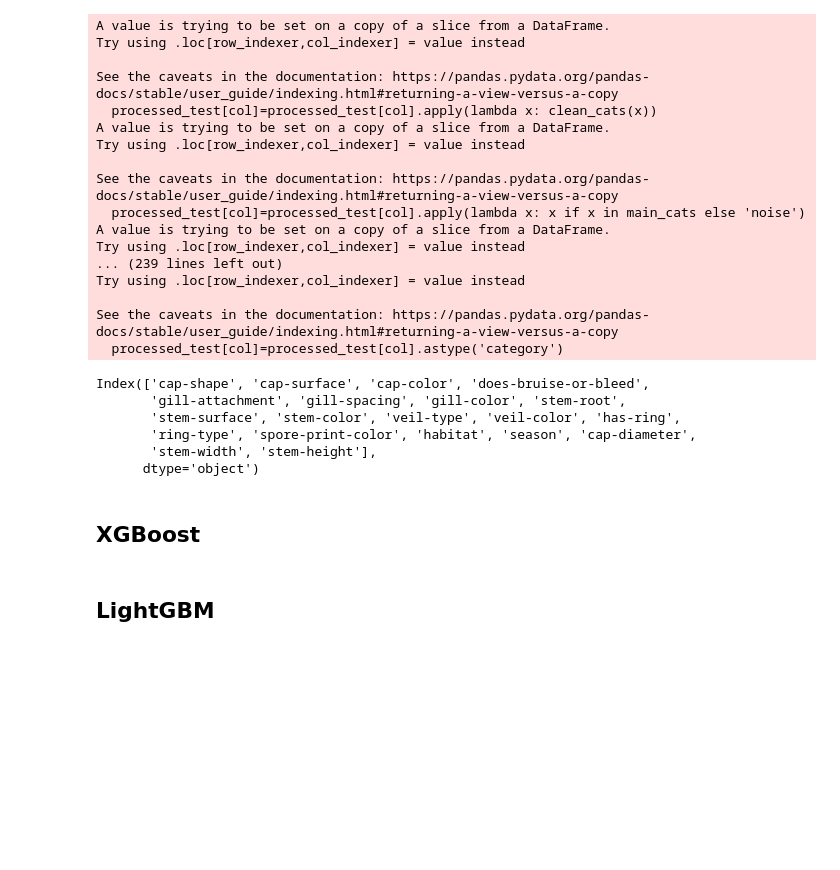
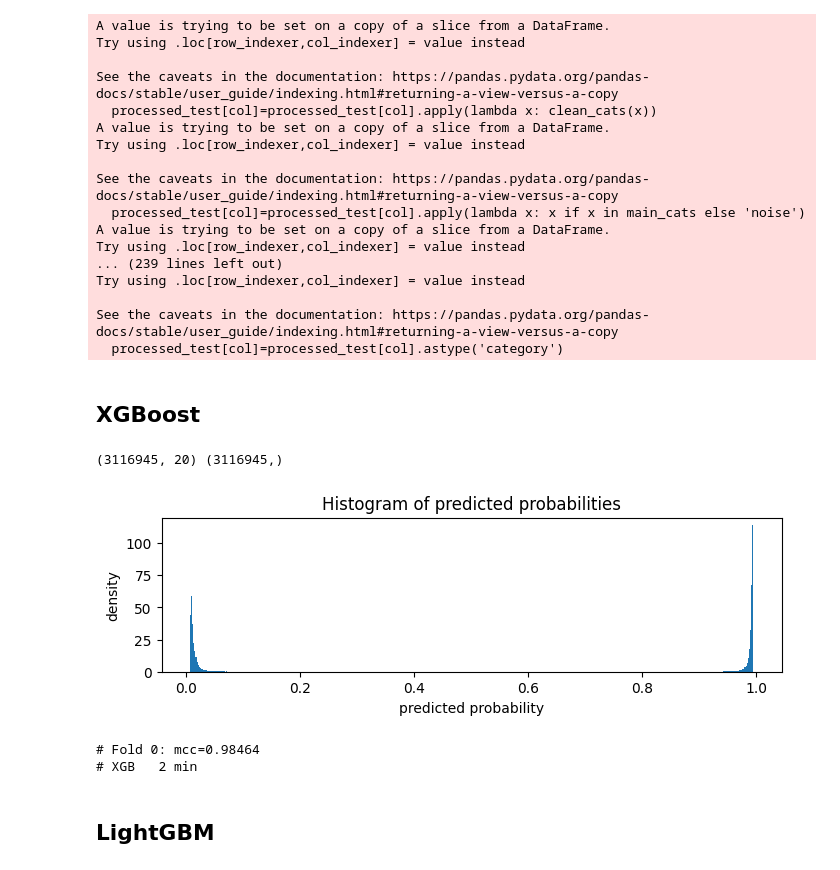
Before and after one commit to riyosha/KaggleNotebooks, a Jupyter notebook: mushroom_binary_prediction.ipynb, the cells around one changed output. Cells and saved outputs as stored; diff of their text form; code cells hidden in the pictures; blank space fills up the shorter version.

```diff
--- a/mushroom_binary_prediction.ipynb
+++ b/mushroom_binary_prediction.ipynb
@@ -481,14 +459,5 @@ Try using .loc[row_indexer,col_indexer] = value instead
 
 See the caveats in the documentation: https://pandas.pydata.org/pandas-docs/stable/user_guide/indexing.html#returning-a-view-versus-a-copy
   processed_test[col]=processed_test[col].astype('category')
-# %%
-processed_train.columns
-# %% [output]
-Index(['cap-shape', 'cap-surface', 'cap-color', 'does-bruise-or-bleed',
-       'gill-attachment', 'gill-spacing', 'gill-color', 'stem-root',
-       'stem-surface', 'stem-color', 'veil-type', 'veil-color', 'has-ring',
-       'ring-type', 'spore-print-color', 'habitat', 'season', 'cap-diameter',
-       'stem-width', 'stem-height'],
-      dtype='object')
 # %% [markdown]
 ## XGBoost
@@ -495,3 +470,28 @@ Index(['cap-shape', 'cap-surface', 'cap-color', 'does-bruise-or-bleed',
+# %%
+X = processed_train
+Y = target
+print(X.shape,Y.shape)
+
+from sklearn.preprocessing import LabelEncoder
+label_encoder = LabelEncoder()
+Y = label_encoder.fit_transform(Y)
+
+X_train, X_val, Y_train, Y_val = train_test_split(X, Y, test_size=0.2, random_state=42)
+# %% [output]
+(3116945, 20) (3116945,)
+# %%
+xgb_params = {'grow_policy': 'depthwise', 'learning_rate': 0.06750932713805277,
+              'n_estimators': 68, 'max_depth': 20, 'reg_lambda': 0.27,
+              'min_child_weight': 4.952710346179816, 'subsample': 0.953,
+              'colsample_bytree': 0.7539110455959812, 'tree_method': 'hist',
+              'enable_categorical': True, 'gamma': 0}
+XGB_model = XGBClassifier(**xgb_params)
+XGB_model = XGB_model.fit(X, Y)
+cross_validate(XGB_model, 'XGB', plot_histogram=True)
+# %% [output]
+[figure, added]
+# Fold 0: mcc=0.98464
+# XGB   2 min
 # %% [markdown]
 ## LightGBM
 # %%
```
Also changed, not shown: parts of 14 cells of this notebook.
